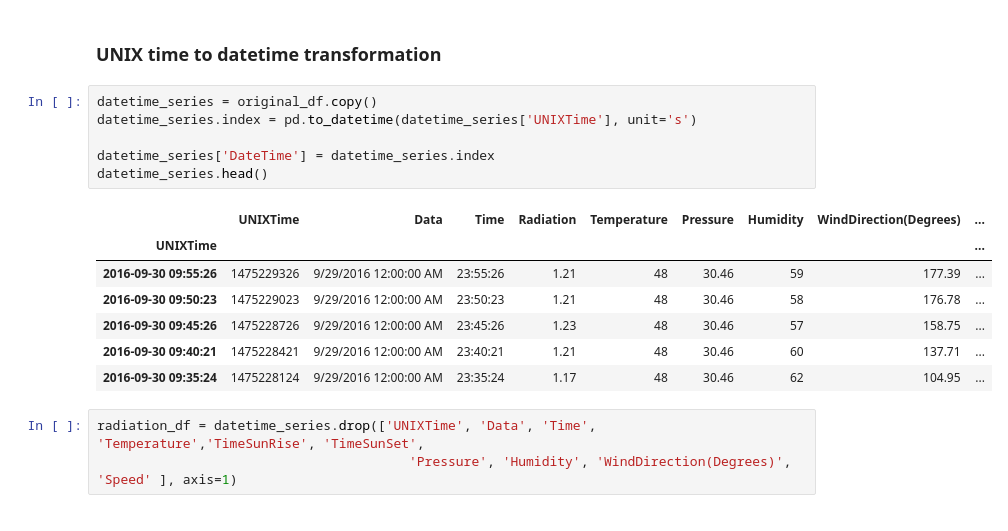
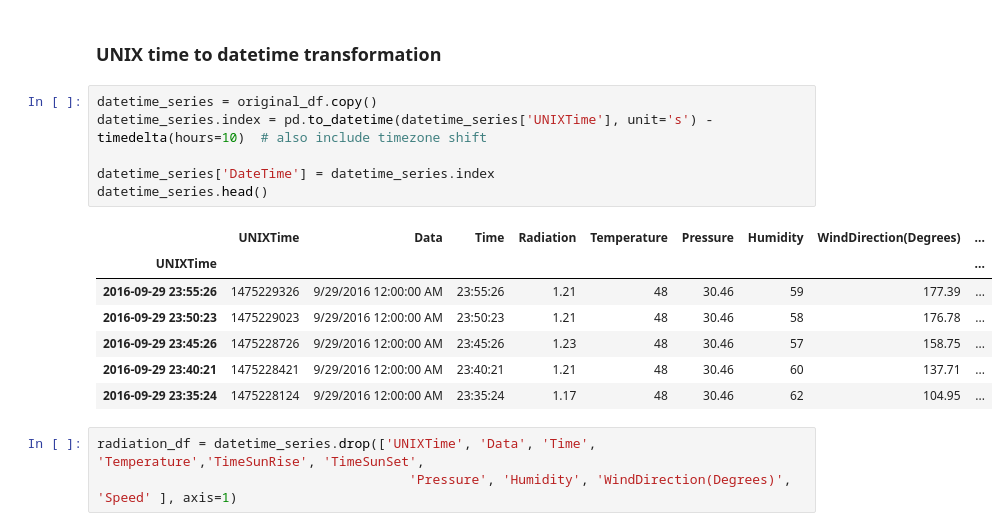
Before and after one commit to denysgerasymuk799/UCU_Machine_Learning_Course_Project, a Jupyter notebook: source/ML_DL_Forecasting.ipynb, the cells around one changed output. Saved outputs shown, nothing was run; the diff lists cells and outputs as text.

```diff
--- a/source/ML_DL_Forecasting.ipynb
+++ b/source/ML_DL_Forecasting.ipynb
@@ -193,18 +192,18 @@ dtype: int64
 ### UNIX time to datetime transformation
 # %%
 datetime_series = original_df.copy()
-datetime_series.index = pd.to_datetime(datetime_series['UNIXTime'], unit='s')
+datetime_series.index = pd.to_datetime(datetime_series['UNIXTime'], unit='s') - timedelta(hours=10)  # also include timezone shift
 
 datetime_series['DateTime'] = datetime_series.index
 datetime_series.head()
 # %% [output]
 |  | UNIXTime | Data | Time | Radiation | Temperature | Pressure | Humidity | WindDirection(Degrees) | ... |
 | UNIXTime |  |  |  |  |  |  |  |  | ... |
-| 2016-09-30 09:55:26 | 1475229326 | 9/29/2016 12:00:00 AM | 23:55:26 | 1.21 | 48 | 30.46 | 59 | 177.39 | ... |
-| 2016-09-30 09:50:23 | 1475229023 | 9/29/2016 12:00:00 AM | 23:50:23 | 1.21 | 48 | 30.46 | 58 | 176.78 | ... |
-| 2016-09-30 09:45:26 | 1475228726 | 9/29/2016 12:00:00 AM | 23:45:26 | 1.23 | 48 | 30.46 | 57 | 158.75 | ... |
-| 2016-09-30 09:40:21 | 1475228421 | 9/29/2016 12:00:00 AM | 23:40:21 | 1.21 | 48 | 30.46 | 60 | 137.71 | ... |
-| 2016-09-30 09:35:24 | 1475228124 | 9/29/2016 12:00:00 AM | 23:35:24 | 1.17 | 48 | 30.46 | 62 | 104.95 | ... |
+| 2016-09-29 23:55:26 | 1475229326 | 9/29/2016 12:00:00 AM | 23:55:26 | 1.21 | 48 | 30.46 | 59 | 177.39 | ... |
+| 2016-09-29 23:50:23 | 1475229023 | 9/29/2016 12:00:00 AM | 23:50:23 | 1.21 | 48 | 30.46 | 58 | 176.78 | ... |
+| 2016-09-29 23:45:26 | 1475228726 | 9/29/2016 12:00:00 AM | 23:45:26 | 1.23 | 48 | 30.46 | 57 | 158.75 | ... |
+| 2016-09-29 23:40:21 | 1475228421 | 9/29/2016 12:00:00 AM | 23:40:21 | 1.21 | 48 | 30.46 | 60 | 137.71 | ... |
+| 2016-09-29 23:35:24 | 1475228124 | 9/29/2016 12:00:00 AM | 23:35:24 | 1.17 | 48 | 30.46 | 62 | 104.95 | ... |
 # %%
 radiation_df = datetime_series.drop(['UNIXTime', 'Data', 'Time', 'Temperature','TimeSunRise', 'TimeSunSet',
                                         'Pressure', 'Humidity', 'WindDirection(Degrees)', 'Speed' ], axis=1)
```
Also changed, not shown: parts of 18 cells of this notebook.
